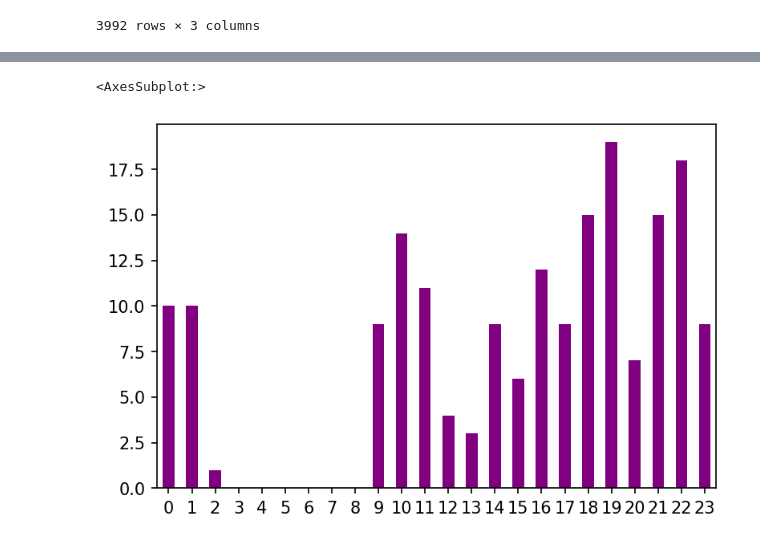
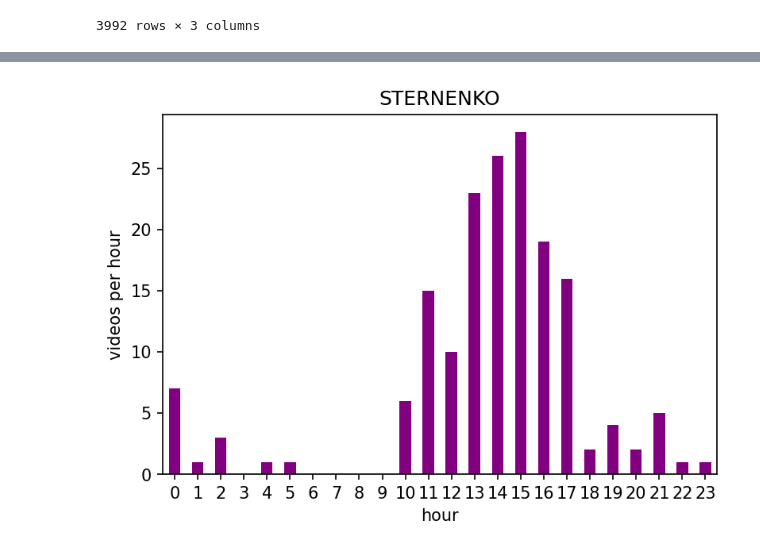
Before and after one commit to SanAntonik/yt_activity_analysis, a Jupyter notebook: explore.ipynb, the cells around one changed output, grey strips where cells are left out. Cells and saved outputs as stored; diff of their text form; code cells hidden in the pictures.

Commit message:
Put your last plotting code into a func. Then put that func into a seperate file

```diff
--- a/explore.ipynb
+++ b/explore.ipynb
@@ -134,5 +77,8 @@ Name: time, dtype: int32
-# %%
-series.plot.bar(color="purple", rot=0)
-# %% [output]
-<AxesSubplot:>
-[figure, removed]
+# %%
+from plotting import plot_videos_per_h
+
+
+channel_name_to_look = "STERNENKO"
+plot_videos_per_h(df, channel_name_to_look)
+# %% [output]
+[figure, added]
```
Also changed, not shown: parts of 3 cells of this notebook, 2 other files.
